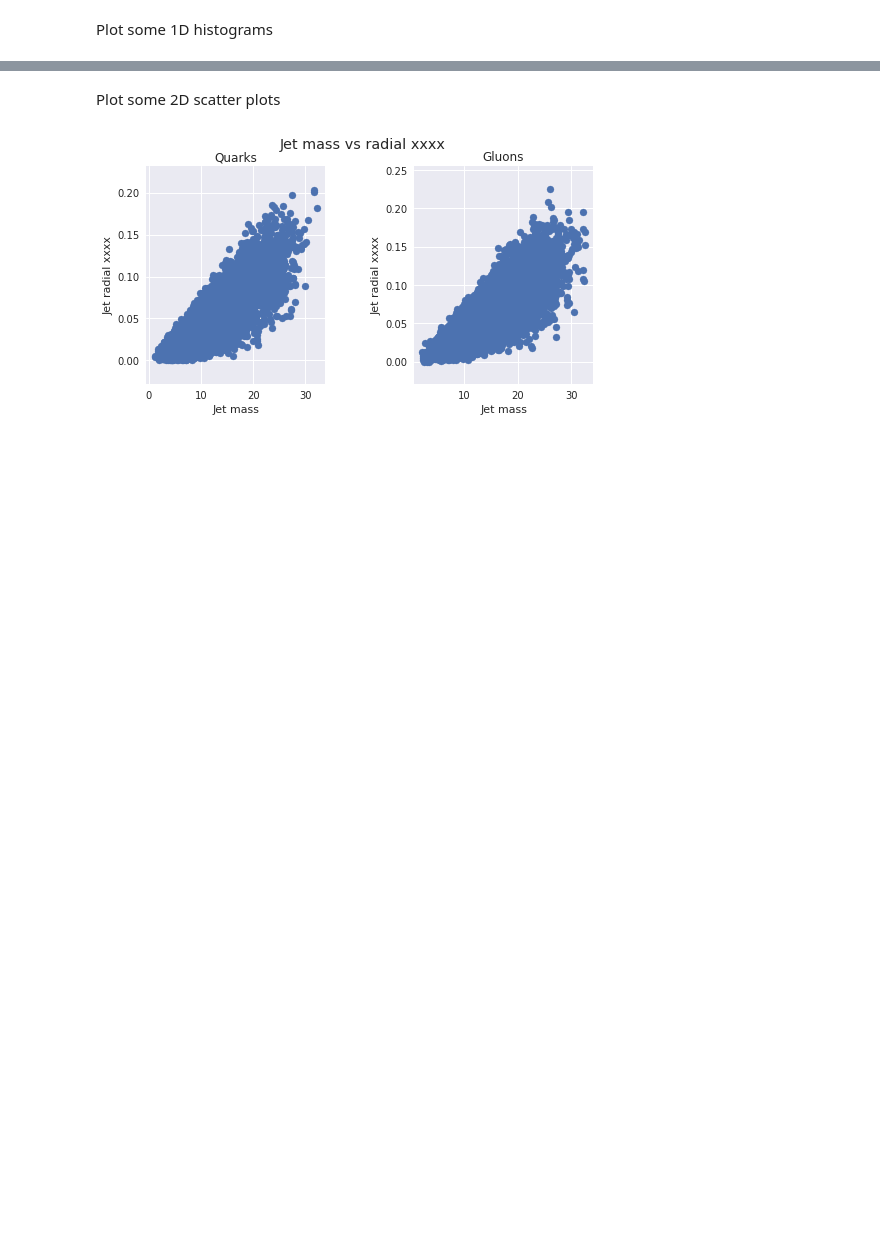
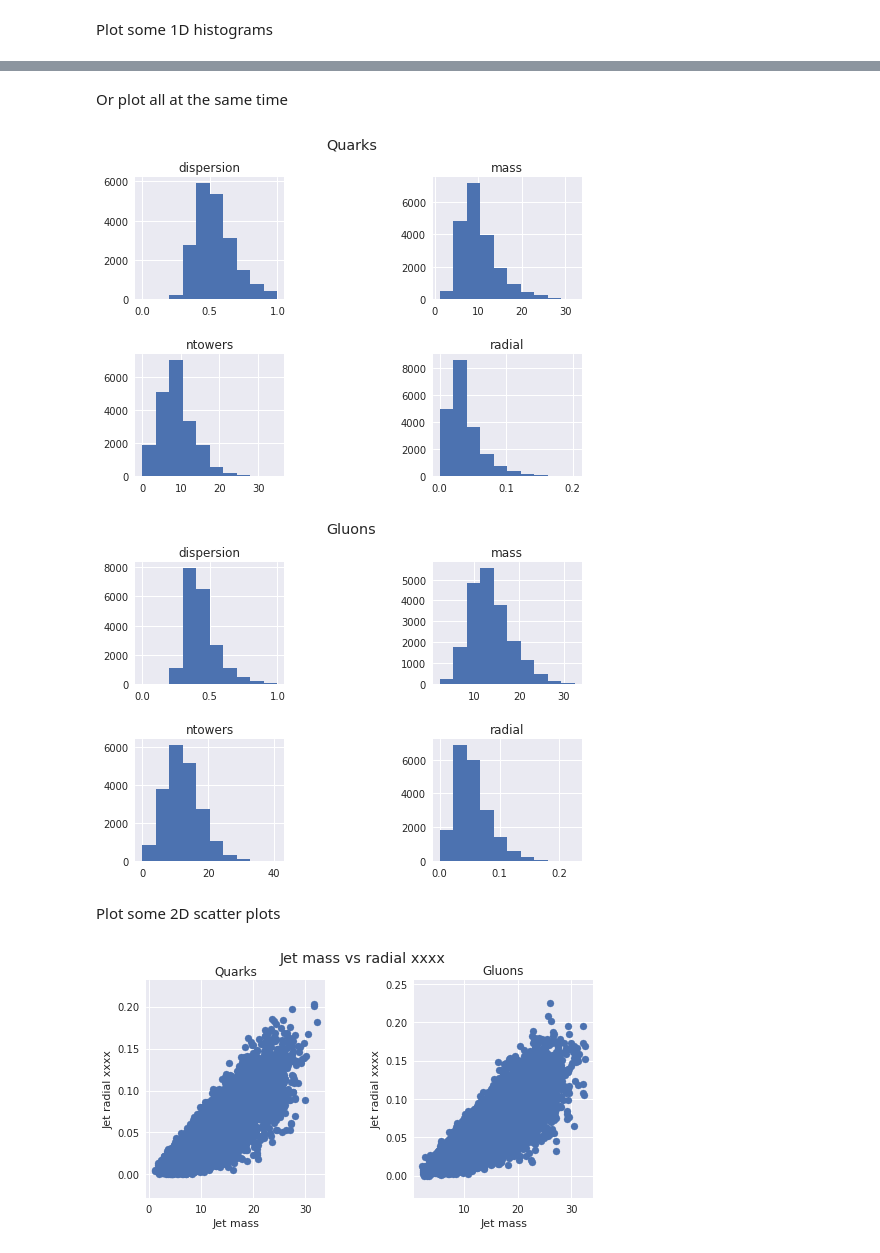
Before and after one commit to cbeiraod/LIPDataScienceSchool_2018, a Jupyter notebook: EDA.ipynb, the cells around one changed output, grey strips where cells are left out. Drawn from its saved outputs; the diff is of its cells as text; code cells hidden in the pictures; blank space fills up the shorter version.

```diff
--- a/EDA.ipynb
+++ b/EDA.ipynb
@@ -177,3 +192,17 @@ plt.show()
+# %% [markdown]
+Or plot all at the same time
+# %%
+dfQuarks.drop('isGluon',axis=1).hist()
+plt.subplots_adjust(hspace=0.45, wspace=1)
+plt.suptitle("Quarks")
+plt.show()
+dfGluons.drop('isGluon',axis=1).hist()
+plt.subplots_adjust(hspace=0.45, wspace=1)
+plt.suptitle("Gluons")
+plt.show()
+# %% [output]
+[figure, added]
+[figure, added]
 # %% [markdown]
 Plot some 2D scatter plots
 # %%
```
Also changed, not shown: parts of 6 cells of this notebook.
